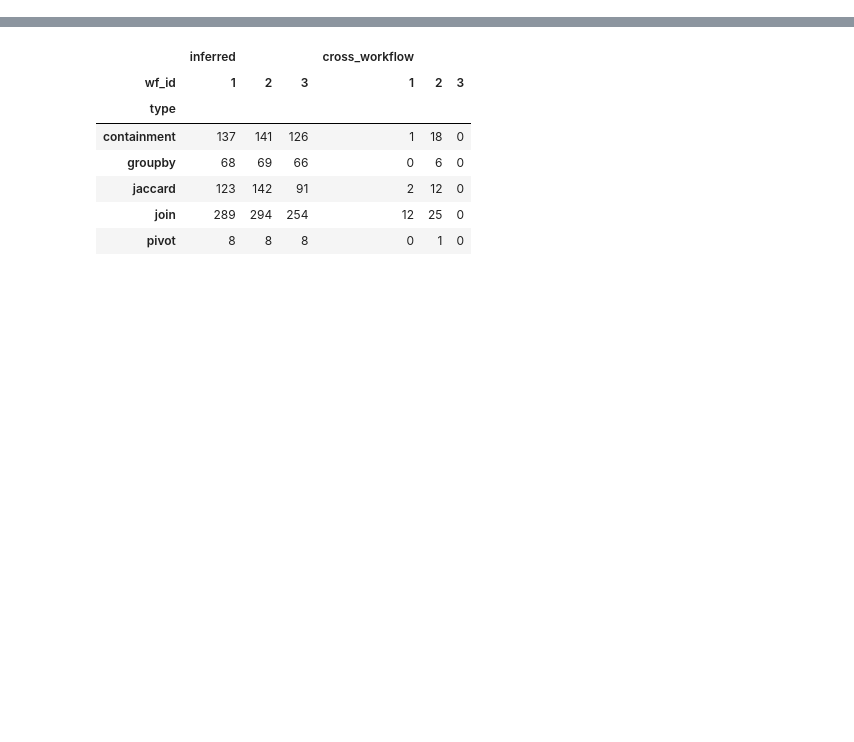
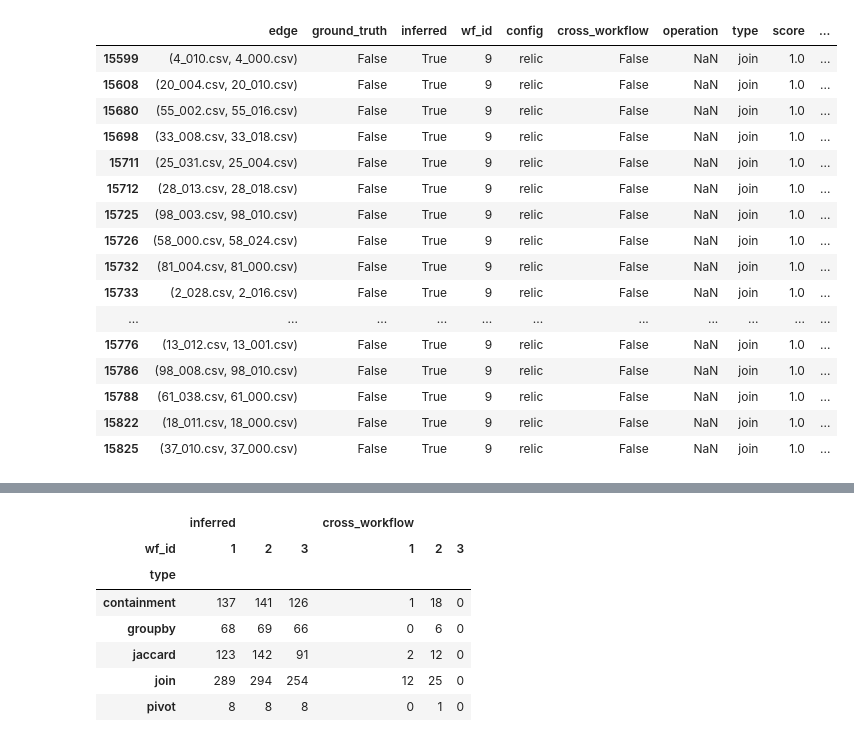
Before and after one commit to suhailrehman/relic, a Jupyter notebook: notebooks/MultiWorfklows.ipynb, the cells around one changed output, grey strips where cells are left out. Drawn from its saved outputs; the diff is of its cells as text; code cells hidden in the pictures; blank space fills up the shorter version.

```diff
--- a/notebooks/MultiWorfklows.ipynb
+++ b/notebooks/MultiWorfklows.ipynb
@@ -178,0 +640,21 @@ result_df.loc[FP].groupby(['wf_id','type']).sum()
+# %%
+wf1_relic_j_fps = edge_df.loc[wf_sel & FP & config_sel & type_sel]
+wf1_relic_j_fps
+# %% [output]
+|  | edge | ground_truth | inferred | wf_id | config | cross_workflow | operation | type | score | ... |
+| 15599 | (4_010.csv, 4_000.csv) | False | True | 9 | relic | False | NaN | join | 1.0 | ... |
+| 15608 | (20_004.csv, 20_010.csv) | False | True | 9 | relic | False | NaN | join | 1.0 | ... |
+| 15680 | (55_002.csv, 55_016.csv) | False | True | 9 | relic | False | NaN | join | 1.0 | ... |
+| 15698 | (33_008.csv, 33_018.csv) | False | True | 9 | relic | False | NaN | join | 1.0 | ... |
+| 15711 | (25_031.csv, 25_004.csv) | False | True | 9 | relic | False | NaN | join | 1.0 | ... |
+| 15712 | (28_013.csv, 28_018.csv) | False | True | 9 | relic | False | NaN | join | 1.0 | ... |
+| 15725 | (98_003.csv, 98_010.csv) | False | True | 9 | relic | False | NaN | join | 1.0 | ... |
+| 15726 | (58_000.csv, 58_024.csv) | False | True | 9 | relic | False | NaN | join | 1.0 | ... |
+| 15732 | (81_004.csv, 81_000.csv) | False | True | 9 | relic | False | NaN | join | 1.0 | ... |
+| 15733 | (2_028.csv, 2_016.csv) | False | True | 9 | relic | False | NaN | join | 1.0 | ... |
+| ... | ... | ... | ... | ... | ... | ... | ... | ... | ... | ... |
+| 15776 | (13_012.csv, 13_001.csv) | False | True | 9 | relic | False | NaN | join | 1.0 | ... |
+| 15786 | (98_008.csv, 98_010.csv) | False | True | 9 | relic | False | NaN | join | 1.0 | ... |
+| 15788 | (61_038.csv, 61_000.csv) | False | True | 9 | relic | False | NaN | join | 1.0 | ... |
+| 15822 | (18_011.csv, 18_000.csv) | False | True | 9 | relic | False | NaN | join | 1.0 | ... |
+| 15825 | (37_010.csv, 37_000.csv) | False | True | 9 | relic | False | NaN | join | 1.0 | ... |
```
Also changed, not shown: parts of 48 cells of this notebook, 18 other files.
